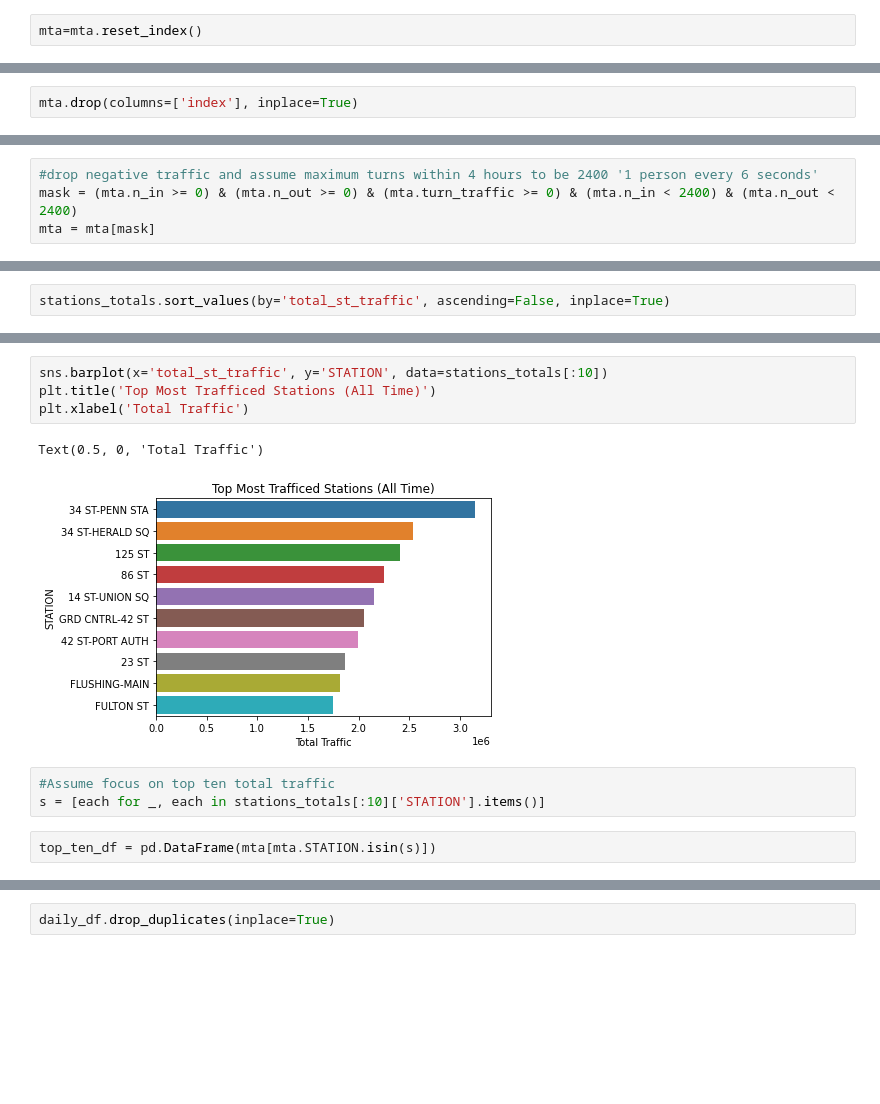
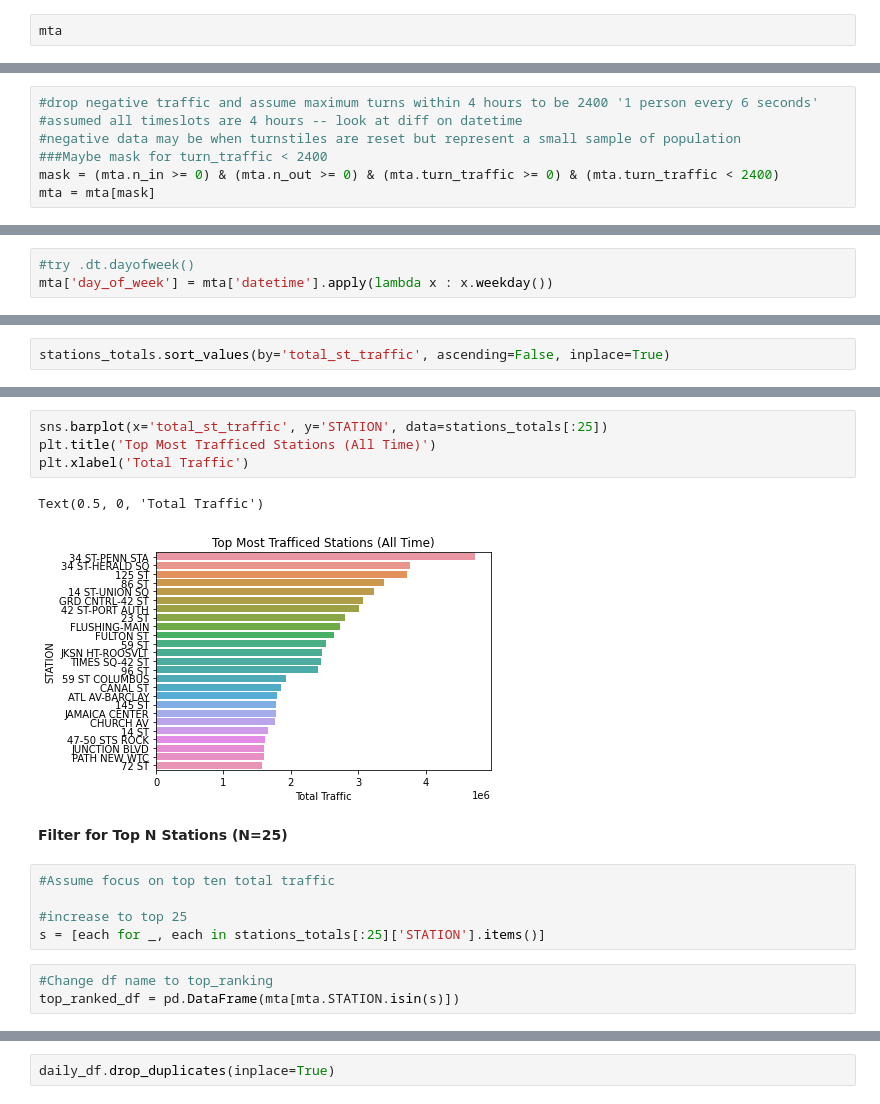
Before and after one commit to aauyeung19/Metis-Project-1, a Jupyter notebook: data cleaning.ipynb, the cells around one changed output, grey strips where cells are left out. Drawn from its saved outputs; the diff is of its cells as text; blank space fills up the shorter version.

```diff
--- a/data cleaning.ipynb
+++ b/data cleaning.ipynb
@@ -49,4 +74,4 @@ mta = read_mta(['200919',
 # %% [output]
 "                '200725',\n                '200718',\n                '200711',\n                '200704',\n                '200627',\n                '200620',\n                '200613',\n           ...
 # %%
-mta=mta.reset_index()
+mta
@@ -97,8 +129,6 @@ mta.reset_index()
 #convert ENTRIES and EXITS to number of entries and number of exits between audits
 mta['n_in'] = mta.groupby(['STATION', 'UNIT', 'C/A', 'SCP'])['ENTRIES'].diff()
 mta['n_out'] = mta.groupby(['STATION', 'UNIT', 'C/A', 'SCP'])['EXITS'].diff()
-# %%
-mta.drop(columns=['index'], inplace=True)
 # %%
 #adding n_in and n_out to get total turnstile traffic between audits
 mta['turn_traffic'] = mta.n_in + mta.n_out
@@ -127,6 +157,9 @@ mta.describe()
 # %%
 #drop negative traffic and assume maximum turns within 4 hours to be 2400 '1 person every 6 seconds'
-mask = (mta.n_in >= 0) & (mta.n_out >= 0) & (mta.turn_traffic >= 0) & (mta.n_in < 2400) & (mta.n_out < 2400)
+#assumed all timeslots are 4 hours -- look at diff on datetime
+#negative data may be when turnstiles are reset but represent a small sample of population
+###Maybe mask for turn_traffic < 2400
+mask = (mta.n_in >= 0) & (mta.n_out >= 0) & (mta.turn_traffic >= 0) & (mta.turn_traffic < 2400)
 mta = mta[mask]
 # %%
 mta.describe()
@@ -143,3 +176,6 @@ mta.describe()
 # %%
 #n_in and n_out minimum and maximum values are still unreasonable
 #mta.describe()
+# %%
+#try .dt.dayofweek()
+mta['day_of_week'] = mta['datetime'].apply(lambda x : x.weekday())
@@ -169,13 +208,18 @@ stations_totals[:11]
 # %%
-sns.barplot(x='total_st_traffic', y='STATION', data=stations_totals[:10])
+sns.barplot(x='total_st_traffic', y='STATION', data=stations_totals[:25])
 plt.title('Top Most Trafficed Stations (All Time)')
 plt.xlabel('Total Traffic')
 # %% [output]
 Text(0.5, 0, 'Total Traffic')
-[figure, old version]
+[figure, new version]
+# %% [markdown]
+**Filter for Top N Stations (N=25)**
 # %%
 #Assume focus on top ten total traffic
-s = [each for _, each in stations_totals[:10]['STATION'].items()]
+
+#increase to top 25
+s = [each for _, each in stations_totals[:25]['STATION'].items()]
 # %%
-top_ten_df = pd.DataFrame(mta[mta.STATION.isin(s)])
+#Change df name to top_ranking
+top_ranked_df = pd.DataFrame(mta[mta.STATION.isin(s)])
 # %%
```
Also changed, not shown: parts of 43 cells of this notebook.
